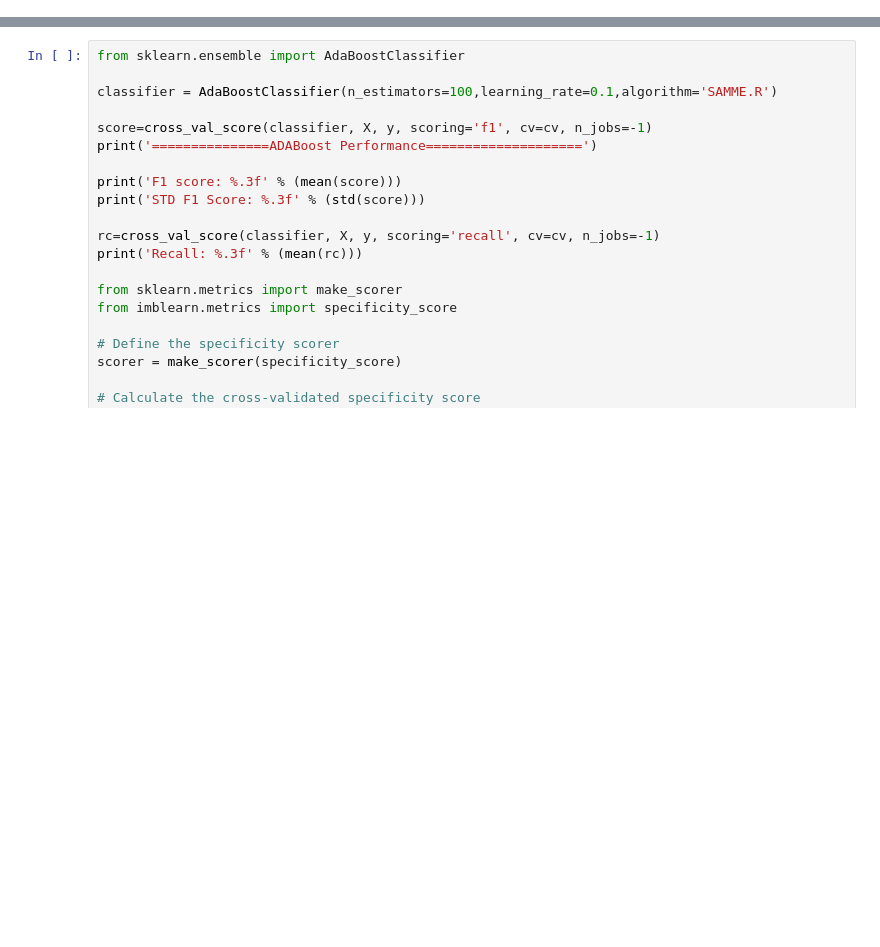
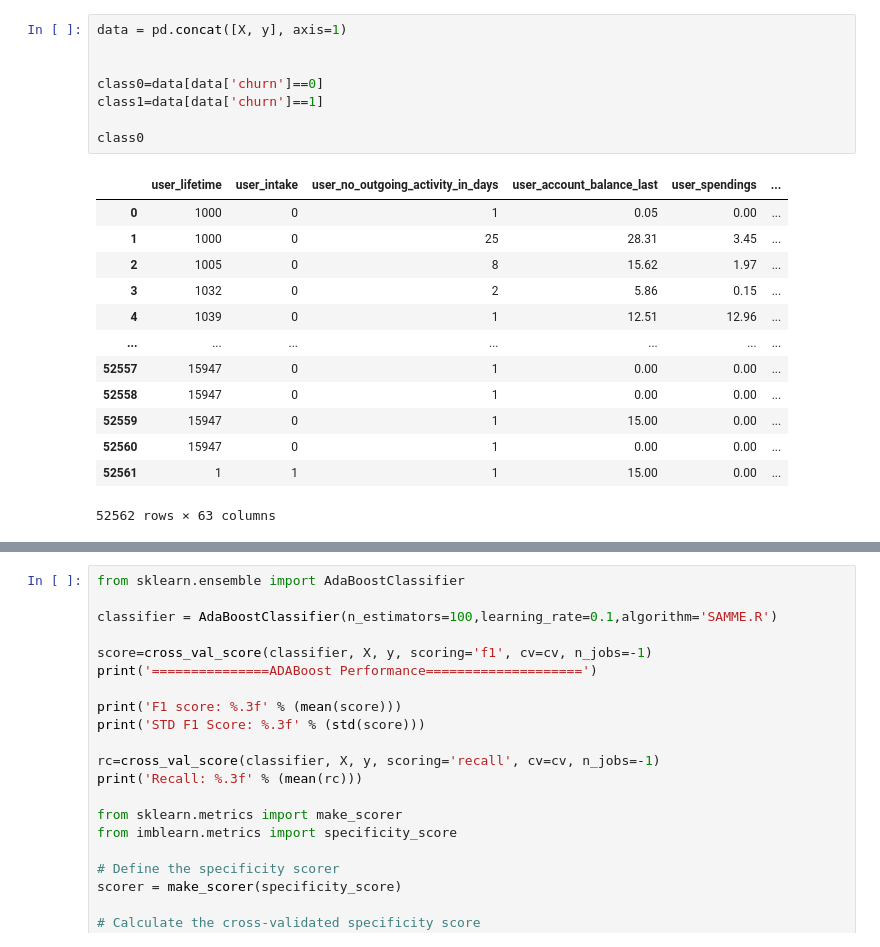
Before and after one commit to mahayasa/gan-hybrid-sampling-customer-churn, a Jupyter notebook: XGRFADA-CTGAN-mobile.ipynb, the cells around one changed output, grey strips where cells are left out. Drawn from its saved outputs; the diff is of its cells as text; blank space fills up the shorter version.

```diff
--- a/XGRFADA-CTGAN-mobile.ipynb
+++ b/XGRFADA-CTGAN-mobile.ipynb
@@ -187,0 +179,22 @@ G-Mean: 0.881
+# %%
+data = pd.concat([X, y], axis=1)
+
+
+class0=data[data['churn']==0]
+class1=data[data['churn']==1]
+
+class0
+# %% [output]
+|  | user_lifetime | user_intake | user_no_outgoing_activity_in_days | user_account_balance_last | user_spendings | ... |
+| 0 | 1000 | 0 | 1 | 0.05 | 0.00 | ... |
+| 1 | 1000 | 0 | 25 | 28.31 | 3.45 | ... |
+| 2 | 1005 | 0 | 8 | 15.62 | 1.97 | ... |
+| 3 | 1032 | 0 | 2 | 5.86 | 0.15 | ... |
+| 4 | 1039 | 0 | 1 | 12.51 | 12.96 | ... |
+| ... | ... | ... | ... | ... | ... | ... |
+| 52557 | 15947 | 0 | 1 | 0.00 | 0.00 | ... |
+| 52558 | 15947 | 0 | 1 | 0.00 | 0.00 | ... |
+| 52559 | 15947 | 0 | 1 | 15.00 | 0.00 | ... |
+| 52560 | 15947 | 0 | 1 | 0.00 | 0.00 | ... |
+| 52561 | 1 | 1 | 1 | 15.00 | 0.00 | ... |
+52562 rows × 63 columns
```
Also changed, not shown: parts of 15 cells of this notebook, 33 other files.
